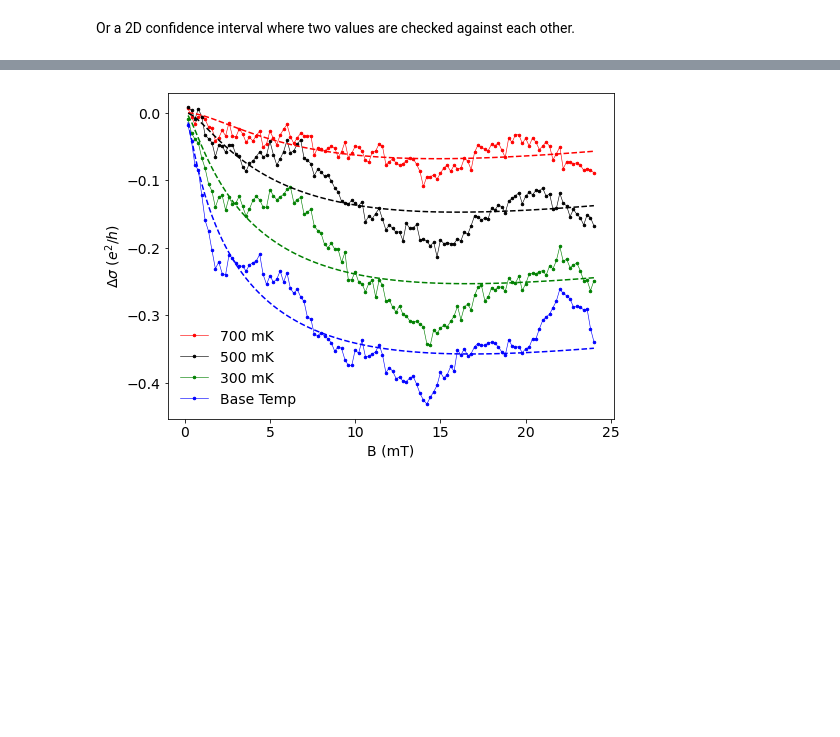
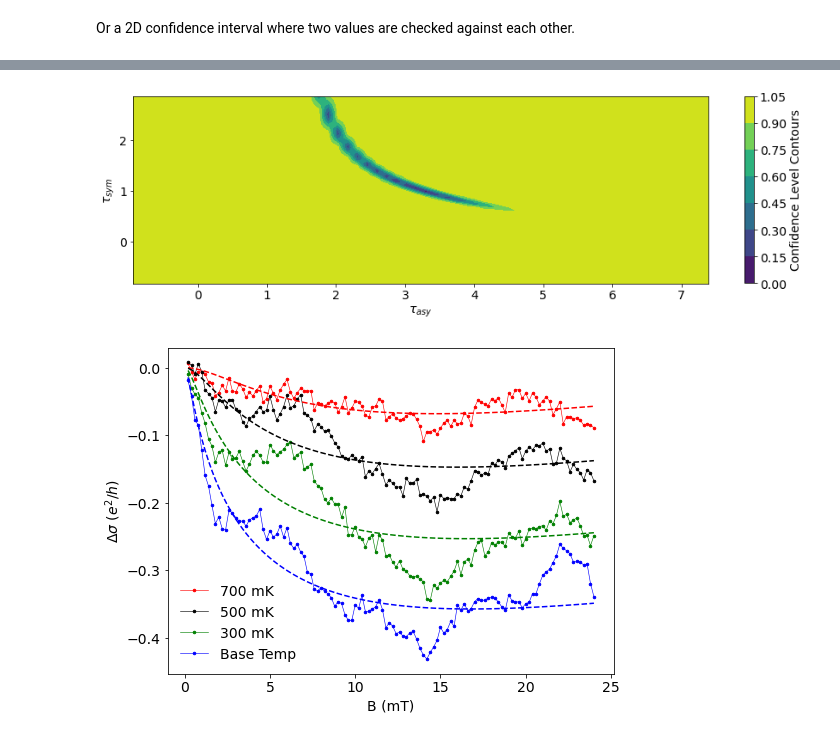
Before and after one commit to RMpolski/Graphene-Spin-Orbit-Analysis, a Jupyter notebook: WeakAntilocalizationAnalysis.ipynb, the cells around one changed output, grey strips where cells are left out. Cells and saved outputs as stored; diff of their text form; code cells hidden in the pictures; blank space fills up the shorter version.

```diff
--- a/WeakAntilocalizationAnalysis.ipynb
+++ b/WeakAntilocalizationAnalysis.ipynb
@@ -475,2 +476,11 @@ fig.suptitle('2D Confidence Interval (colors are percent confidence)')
 [figure]
+# %%
+fig, ax = plt.subplots(1, 1, figsize=(15, 4), facecolor='white')
+cont1 = ax.contourf(cx, cy, grid)
+fig.colorbar(cont1, ax=ax, label='Confidence Level Contours')
+ax.set_xlabel('$\\tau_{asy}$')
+ax.set_ylabel('$\\tau_{sym}$')
+# plt.savefig('./Figures/lopsided_CI.png', dpi=300)
+# %% [output]
+[figure, added]
 # %%
```
Also changed, not shown: parts of 10 cells of this notebook, 5 other files.
